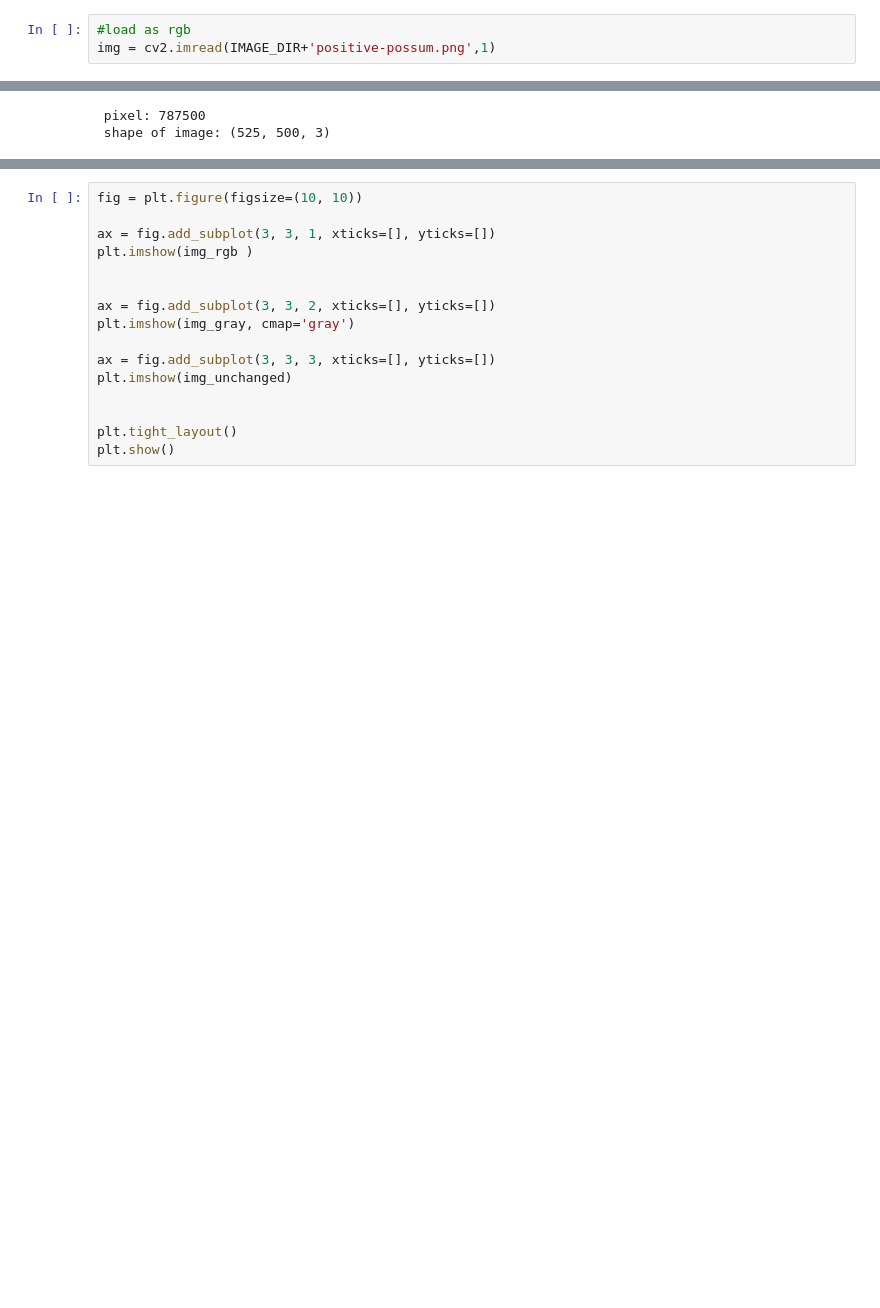
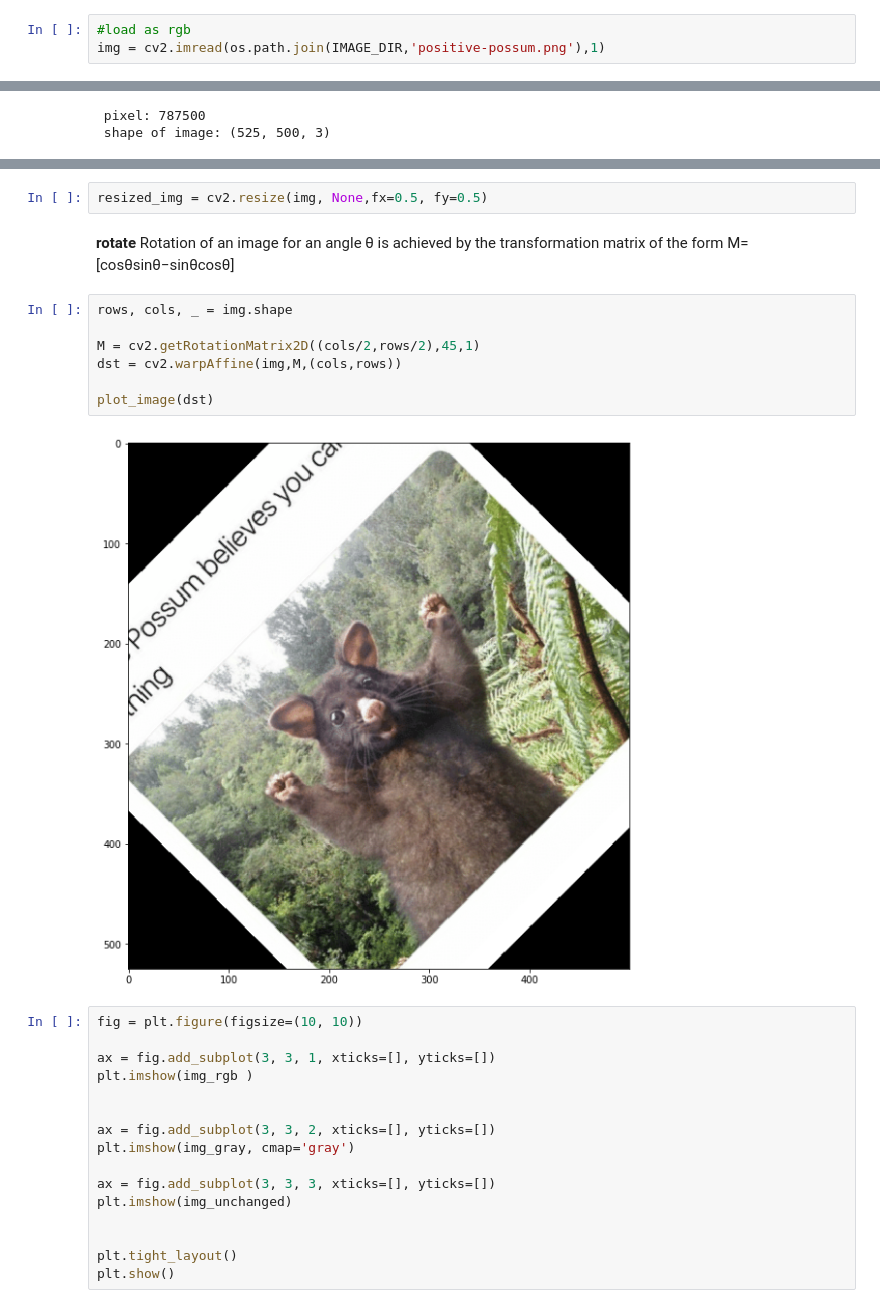
Before and after one commit to DatTobbes/OpenCV-Baiscs, a Jupyter notebook: opencv_basics.ipynb, the cells around one changed output, grey strips where cells are left out. Saved outputs shown, nothing was run; the diff lists cells and outputs as text; blank space fills up the shorter version.

```diff
--- a/opencv_basics.ipynb
+++ b/opencv_basics.ipynb
@@ -26,7 +29,7 @@ Second argument specifies in what color space image should be loaded
 *    **-1: cv2.IMREAD_UNCHANGED** : Loads image as such including alpha channel
 # %%
 #load as rgb
-img = cv2.imread(IMAGE_DIR+'positive-possum.png',1)
+img = cv2.imread(os.path.join(IMAGE_DIR,'positive-possum.png'),1)
 # %% [markdown]
 Get basic information about the image like pixel count and shape.
 # %%
@@ -41,3 +68,17 @@ print(f" shape of image: {shape}")
+# %%
+resized_img = cv2.resize(img, None,fx=0.5, fy=0.5)
+# %% [markdown]
+**rotate**
+Rotation of an image for an angle θ is achieved by the transformation matrix of the form M=[cosθsinθ−sinθcosθ]
+# %%
+rows, cols, _ = img.shape
+
+M = cv2.getRotationMatrix2D((cols/2,rows/2),45,1)
+dst = cv2.warpAffine(img,M,(cols,rows))
+
+plot_image(dst)
+# %% [output]
+[figure, added]
 # %%
 fig = plt.figure(figsize=(10, 10))
 
```
Also changed, not shown: parts of 10 cells of this notebook, 1 other file.
